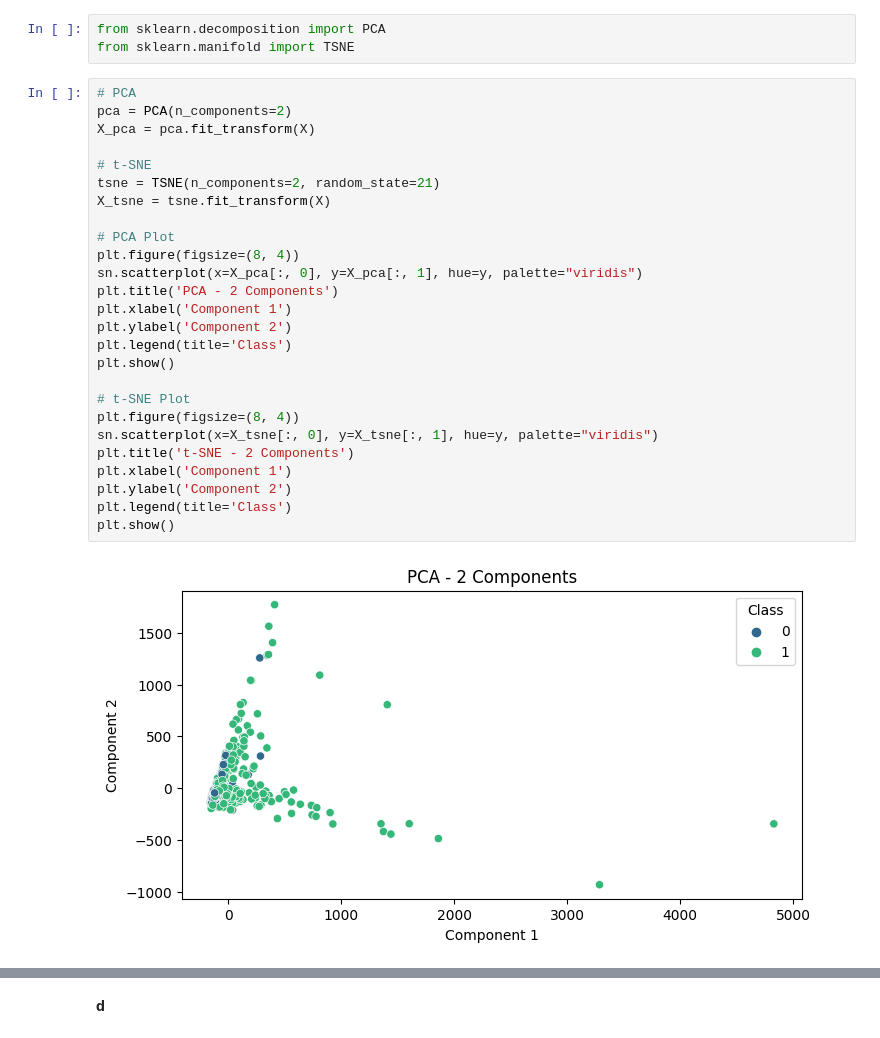
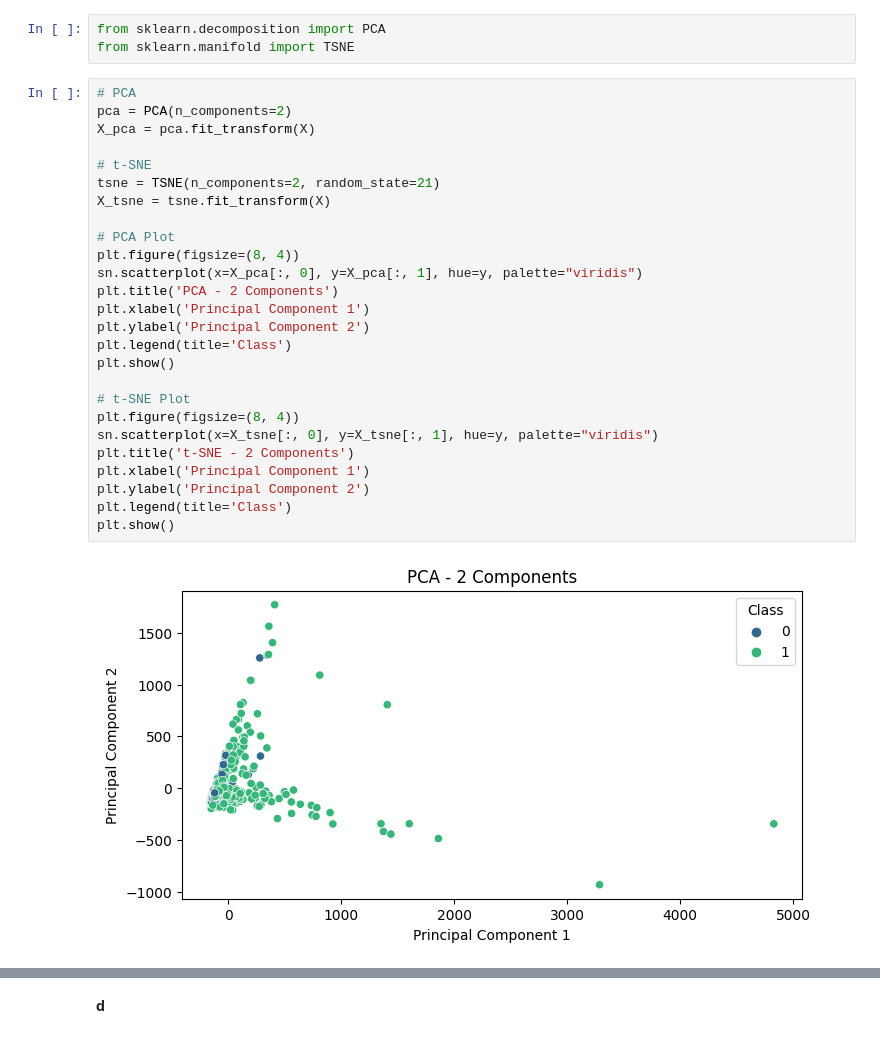
Before and after one commit to sunhuanhuan920/ECE1513, a Jupyter notebook: ECE1513_Assignment_3.ipynb, the cells around one changed output, grey strips where cells are left out. Drawn from its saved outputs; the diff is of its cells as text.

```diff
--- a/ECE1513_Assignment_3.ipynb
+++ b/ECE1513_Assignment_3.ipynb
@@ -276,28 +276,28 @@ from sklearn.manifold import TSNE
 # %%
 # PCA
 pca = PCA(n_components=2)
 X_pca = pca.fit_transform(X)
 
 # t-SNE
 tsne = TSNE(n_components=2, random_state=21)
 X_tsne = tsne.fit_transform(X)
 
 # PCA Plot
 plt.figure(figsize=(8, 4))
 sn.scatterplot(x=X_pca[:, 0], y=X_pca[:, 1], hue=y, palette="viridis")
 plt.title('PCA - 2 Components')
-plt.xlabel('Component 1')
-plt.ylabel('Component 2')
+plt.xlabel('Principal Component 1')
+plt.ylabel('Principal Component 2')
 plt.legend(title='Class')
 plt.show()
 
 # t-SNE Plot
 plt.figure(figsize=(8, 4))
 sn.scatterplot(x=X_tsne[:, 0], y=X_tsne[:, 1], hue=y, palette="viridis")
 plt.title('t-SNE - 2 Components')
-plt.xlabel('Component 1')
-plt.ylabel('Component 2')
+plt.xlabel('Principal Component 1')
+plt.ylabel('Principal Component 2')
 plt.legend(title='Class')
 plt.show()
 # %% [output]
-[figure, old version]
+[figure, new version]
```
Also changed, not shown: parts of 1 cell of this notebook.
